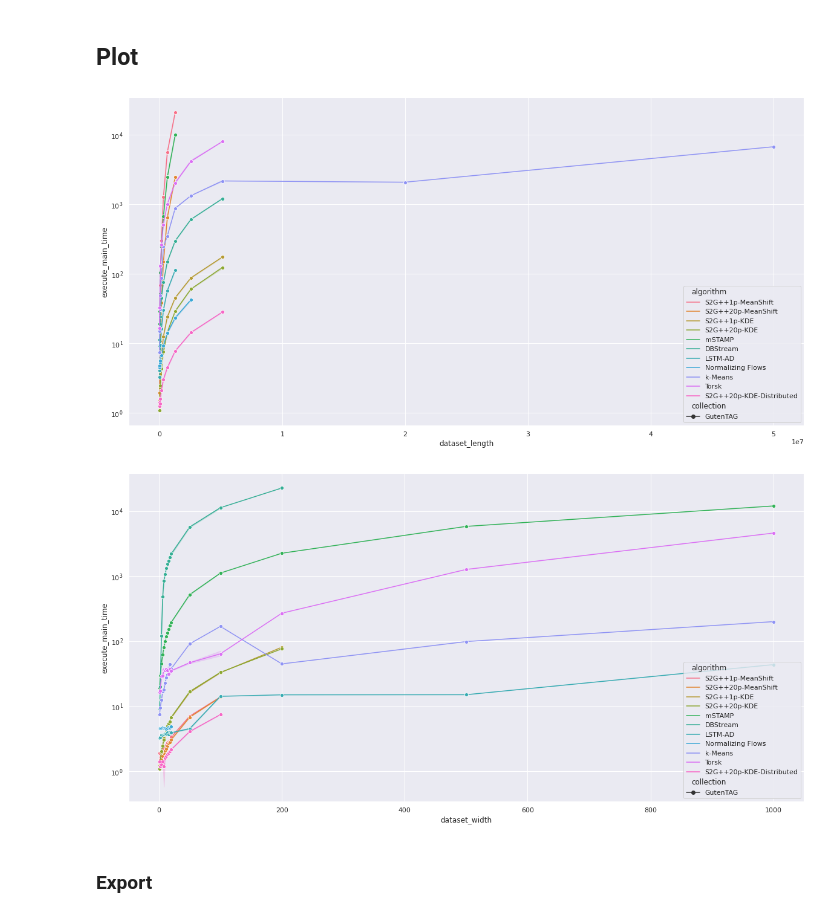
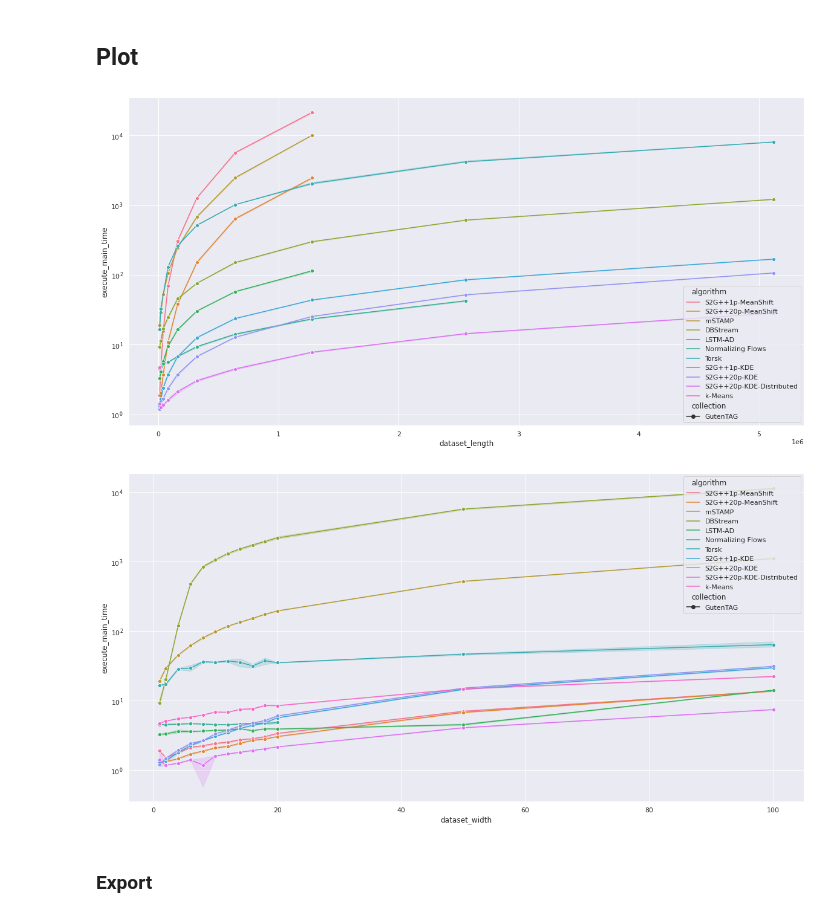
Before and after one commit to HPI-Information-Systems/s2gpp_experiments, a Jupyter notebook: notebooks/Scalability.ipynb, the cells around one changed output. Cells and saved outputs as stored; diff of their text form; code cells hidden in the pictures.

```diff
--- a/notebooks/Scalability.ipynb
+++ b/notebooks/Scalability.ipynb
@@ -19,3 +33,9 @@ dfs = [pd.read_csv(f"../results/{directory}/results.csv") for directory in exper
+# %%
+df_3 = load_results(Path("../results/scalability-xl-0.8.0.csv"))
+# %%
+df_4 = load_results("scalability_distributed")
+# %%
+df_5 = load_results(Path("../results/scalability-kmeans.csv"))
 # %% [markdown]
 ### Combine Results
 # %%
@@ -25,7 +45,7 @@ def get_dataset_length(dataset_name: str) -> int:
 def get_dataset_width(dataset_name: str) -> int:
     return int(dataset_name.split(".")[0].split("-")[2])
 # %%
-df = pd.concat(dfs, ignore_index=True)
+df = pd.concat([df_0, df_1, df_2, df_3, df_4, df_5], ignore_index=True)
 # %%
 with_dataset = df.loc[~df.dataset.isna()]
 df.loc[~df.dataset.isna(), "dataset_length"] = with_dataset.dataset.apply(get_dataset_length)
@@ -35,15 +97,15 @@ df.loc[~df.dataset.isna(), "dataset_width"] = with_dataset.dataset.apply(get_dat
 # %%
 sns.set(rc={"figure.figsize":(20, 10)})
 # %%
-g = sns.lineplot(data=df[(df.dataset_width == 1)], x="dataset_length", y="execute_main_time", hue="algorithm", style="collection", markers=True)
+g = sns.lineplot(data=df[(df.dataset_width == 1) & (df.dataset_length <= 5120000)], x="dataset_length", y="execute_main_time", hue="algorithm", style="collection", markers=True)
 g.set(yscale="log");
 # %% [output]
-[figure, old version]
+[figure, new version]
 # %%
-g = sns.lineplot(data=df[(df.dataset_length == 10000)], x="dataset_width", y="execute_main_time", hue="algorithm", style="collection", markers=True)
+g = sns.lineplot(data=df[(df.dataset_length == 10000) & (df.dataset_width <= 100)], x="dataset_width", y="execute_main_time", hue="algorithm", style="collection", markers=True)
 g.set(yscale="log");
 # %% [output]
-[figure, old version]
+[figure, new version]
 # %% [markdown]
 ### Export
 # %%
```
Also changed, not shown: parts of 13 cells of this notebook, 23 other files.
